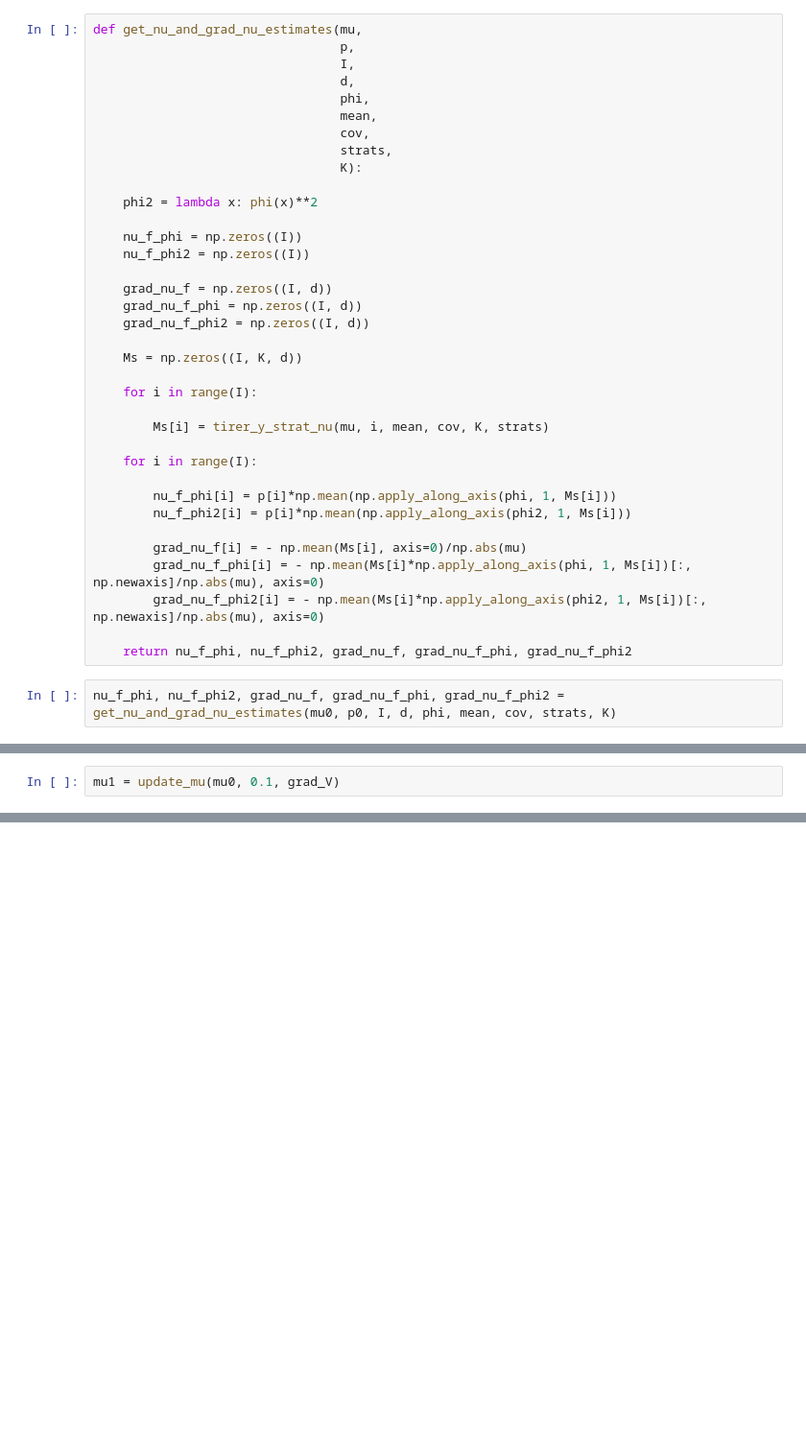
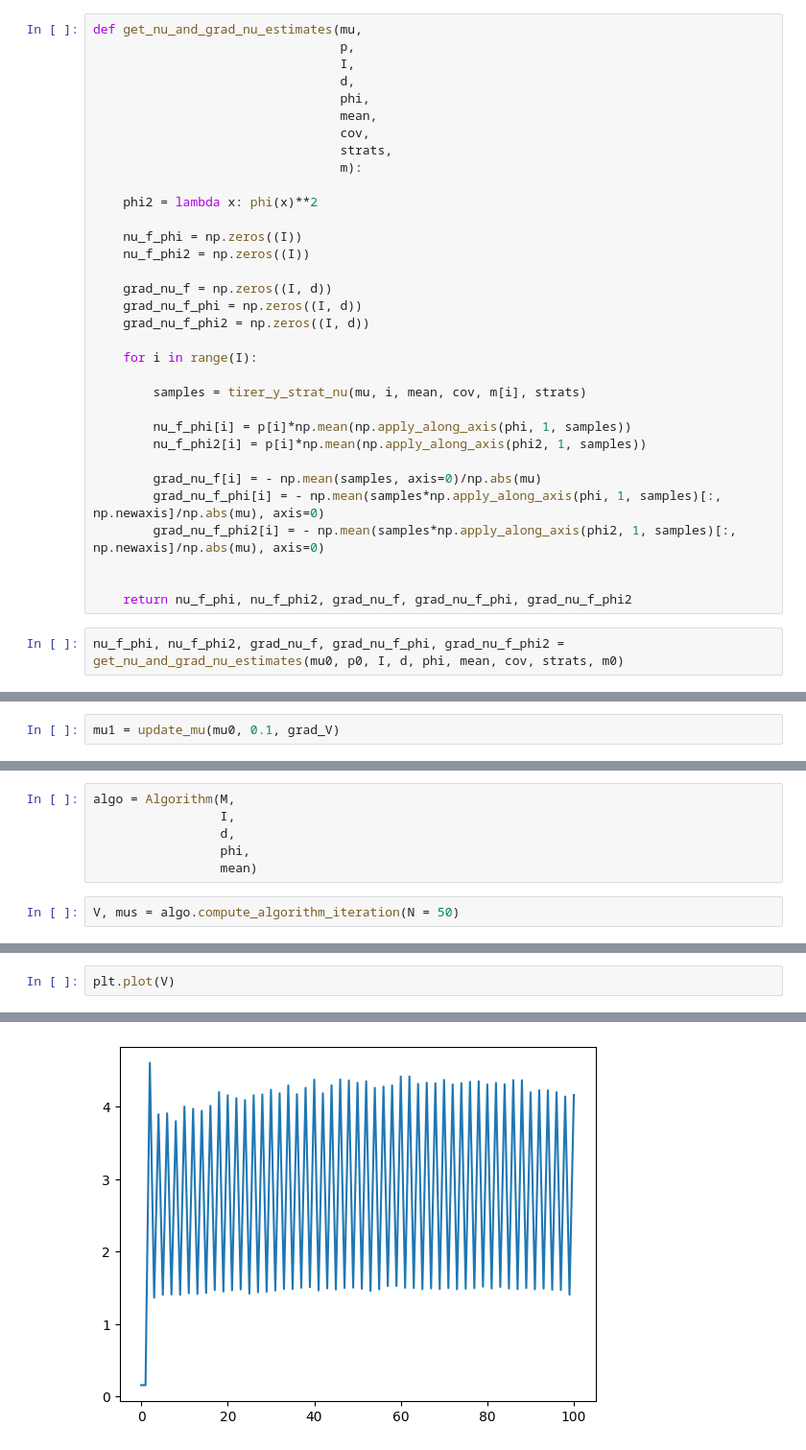
Before and after one commit to louismia22/Numerical-Probability, a Jupyter notebook: src/implementation_algos_v2.ipynb, the cells around one changed output, grey strips where cells are left out. Shown: that part at 96% size. Saved outputs shown, nothing was run; the diff lists cells and outputs as text; blank space fills up the shorter version.

Commit message:
[feat: entire algorithm]

```diff
--- a/src/implementation_algos_v2.ipynb
+++ b/src/implementation_algos_v2.ipynb
@@ -323,7 +329,7 @@ def get_nu_and_grad_nu_estimates(mu,
                                  mean,
                                  cov,
                                  strats,
-                                 K):
+                                 m):
 
     phi2 = lambda x: phi(x)**2
 
@@ -334,24 +340,21 @@ def get_nu_and_grad_nu_estimates(mu,
     grad_nu_f_phi = np.zeros((I, d))
     grad_nu_f_phi2 = np.zeros((I, d))
 
-    Ms = np.zeros((I, K, d))
-
     for i in range(I):
 
-        Ms[i] = tirer_y_strat_nu(mu, i, mean, cov, K, strats)
+        samples = tirer_y_strat_nu(mu, i, mean, cov, m[i], strats)
 
-    for i in range(I):
+        nu_f_phi[i] = p[i]*np.mean(np.apply_along_axis(phi, 1, samples))
+        nu_f_phi2[i] = p[i]*np.mean(np.apply_along_axis(phi2, 1, samples))
 
-        nu_f_phi[i] = p[i]*np.mean(np.apply_along_axis(phi, 1, Ms[i]))
-        nu_f_phi2[i] = p[i]*np.mean(np.apply_along_axis(phi2, 1, Ms[i]))
+        grad_nu_f[i] = - np.mean(samples, axis=0)/np.abs(mu)
+        grad_nu_f_phi[i] = - np.mean(samples*np.apply_along_axis(phi, 1, samples)[:, np.newaxis]/np.abs(mu), axis=0)
+        grad_nu_f_phi2[i] = - np.mean(samples*np.apply_along_axis(phi2, 1, samples)[:, np.newaxis]/np.abs(mu), axis=0)
 
-        grad_nu_f[i] = - np.mean(Ms[i], axis=0)/np.abs(mu)
-        grad_nu_f_phi[i] = - np.mean(Ms[i]*np.apply_along_axis(phi, 1, Ms[i])[:, np.newaxis]/np.abs(mu), axis=0)
-        grad_nu_f_phi2[i] = - np.mean(Ms[i]*np.apply_along_axis(phi2, 1, Ms[i])[:, np.newaxis]/np.abs(mu), axis=0)
 
     return nu_f_phi, nu_f_phi2, grad_nu_f, grad_nu_f_phi, grad_nu_f_phi2
 # %%
-nu_f_phi, nu_f_phi2, grad_nu_f, grad_nu_f_phi, grad_nu_f_phi2 = get_nu_and_grad_nu_estimates(mu0, p0, I, d, phi, mean, cov, strats, K)
+nu_f_phi, nu_f_phi2, grad_nu_f, grad_nu_f_phi, grad_nu_f_phi2 = get_nu_and_grad_nu_estimates(mu0, p0, I, d, phi, mean, cov, strats, m0)
 # %%
 def get_p_sigma(nu_f_phi, nu_f_phi2):
 
@@ -420,0 +555,8 @@ array([0.49428834, 0.70357319, 0.51055245])
+# %%
+algo = Algorithm(M,
+                 I,
+                 d,
+                 phi,
+                 mean)
+# %%
+V, mus = algo.compute_algorithm_iteration(N = 50)
@@ -420,0 +582,3 @@ array([0.49428834, 0.70357319, 0.51055245])
+# %%
+plt.plot(V)
+# %% [output]
@@ -420,0 +586 @@ array([0.49428834, 0.70357319, 0.51055245])
+[figure, added]
```
Also changed, not shown: parts of 11 cells of this notebook.
